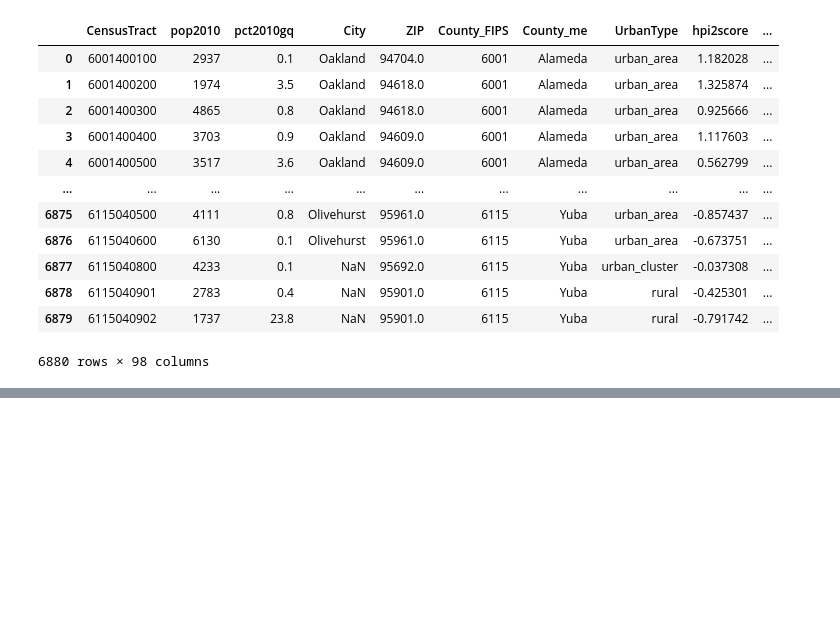
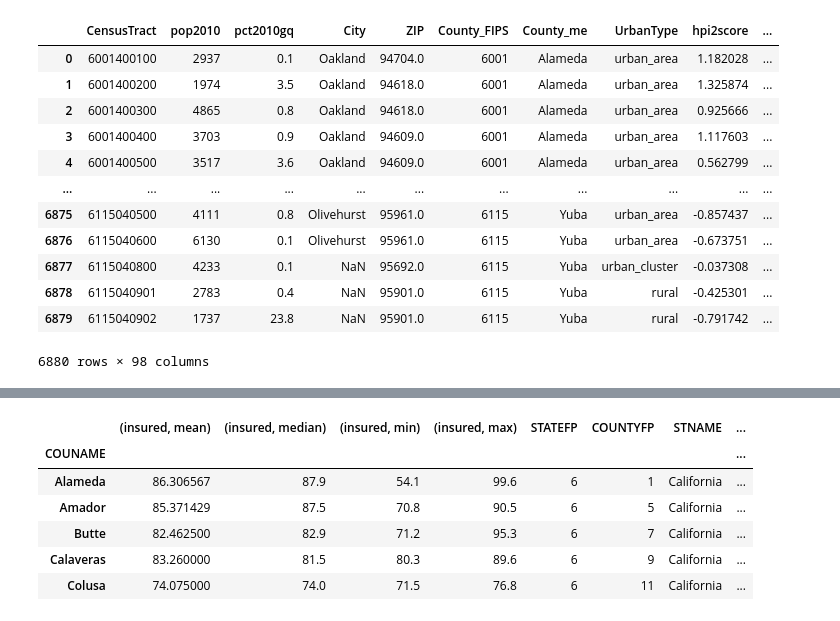
Before and after one commit to Data-Analytics-Project-1/Project-1, a Jupyter notebook: hpi2/notebooks/hpi2.ipynb, the cells around one changed output, grey strips where cells are left out. Cells and saved outputs as stored; diff of their text form; code cells hidden in the pictures; blank space fills up the shorter version.

```diff
--- a/hpi2/notebooks/hpi2.ipynb
+++ b/hpi2/notebooks/hpi2.ipynb
@@ -69,0 +85,4 @@ fig
+# %%
+county_coordinates_df = pd.read_csv('../resource/CenPop2010_Mean_CO06.txt', )
+county_coordinates_df['FIPS'] = 6000 + county_coordinates_df['COUNTYFP']
+county_coordinates_df.head()
@@ -69,0 +96,12 @@ fig
+# %%
+insured_df = insured_df.merge(county_coordinates_df, left_index=True, right_on='COUNAME')
+insured_df.set_index('COUNAME', inplace=True)
+insured_df.head()
+# %% [output]
+|  | (insured, mean) | (insured, median) | (insured, min) | (insured, max) | STATEFP | COUNTYFP | STNAME | ... |
+| COUNAME |  |  |  |  |  |  |  | ... |
+| Alameda | 86.306567 | 87.9 | 54.1 | 99.6 | 6 | 1 | California | ... |
+| Amador | 85.371429 | 87.5 | 70.8 | 90.5 | 6 | 5 | California | ... |
+| Butte | 82.462500 | 82.9 | 71.2 | 95.3 | 6 | 7 | California | ... |
+| Calaveras | 83.260000 | 81.5 | 80.3 | 89.6 | 6 | 9 | California | ... |
+| Colusa | 74.075000 | 74.0 | 71.5 | 76.8 | 6 | 11 | California | ... |
```
Also changed, not shown: parts of 8 cells of this notebook.
